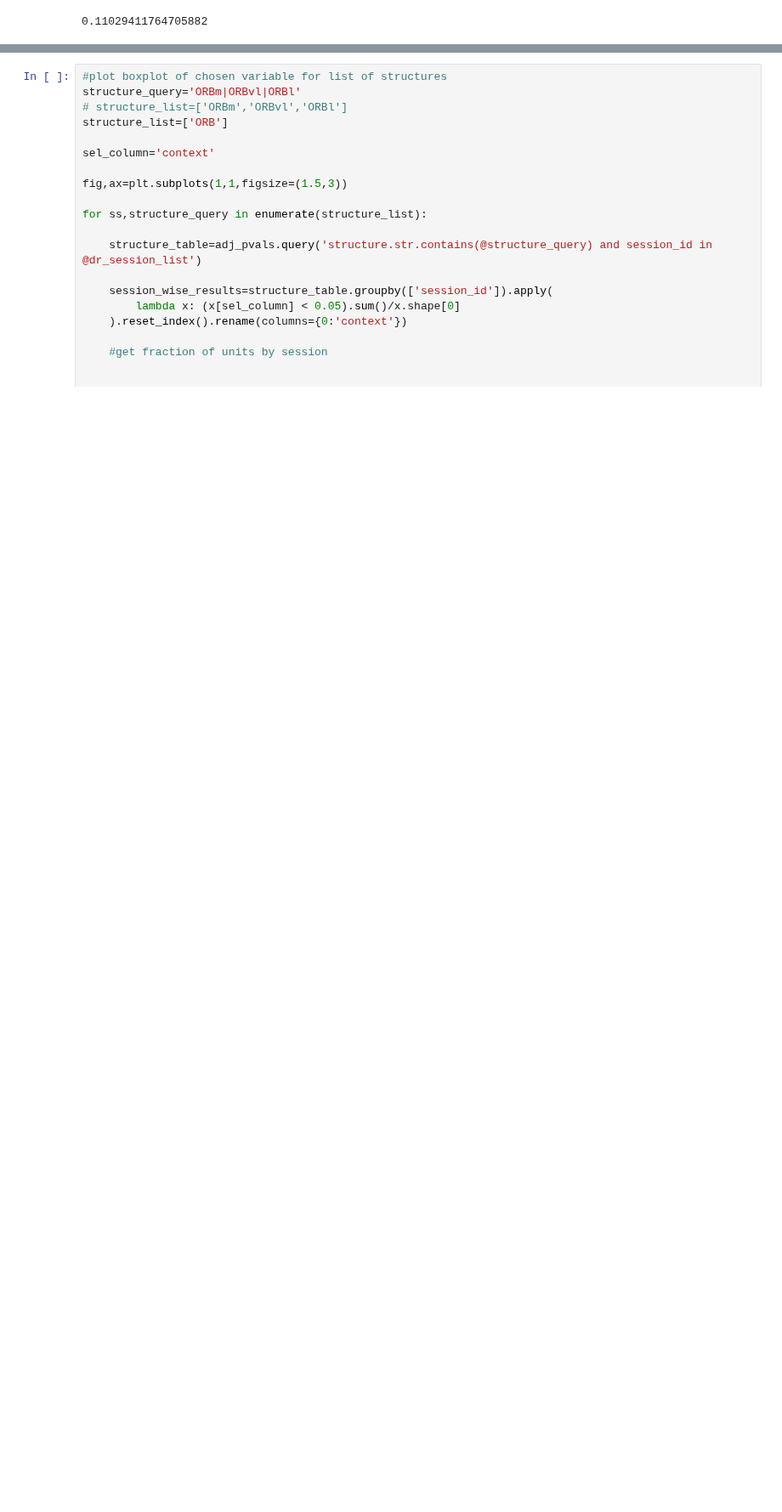
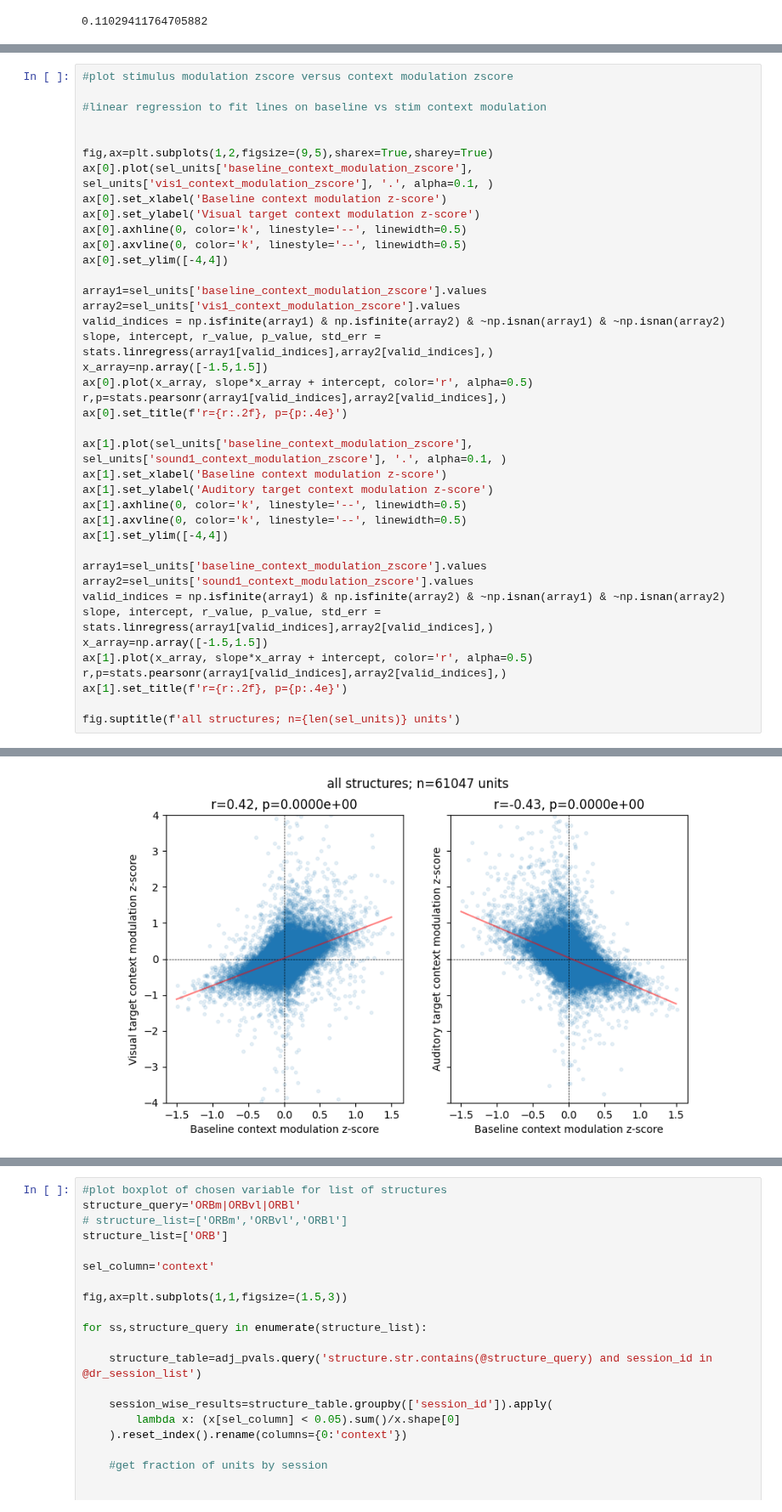
Before and after one commit to AllenInstitute/dynamic_routing_analysis, a Jupyter notebook: notebooks/single_unit_metrics_analysis.ipynb, the cells around one changed output, grey strips where cells are left out. Shown at 85% size. Drawn from its saved outputs; the diff is of its cells as text; blank space fills up the shorter version.

```diff
--- a/notebooks/single_unit_metrics_analysis.ipynb
+++ b/notebooks/single_unit_metrics_analysis.ipynb
@@ -164,0 +203,41 @@ fig.tight_layout()
+# %%
+#plot stimulus modulation zscore versus context modulation zscore
+
+#linear regression to fit lines on baseline vs stim context modulation
+
+
+fig,ax=plt.subplots(1,2,figsize=(9,5),sharex=True,sharey=True)
+ax[0].plot(sel_units['baseline_context_modulation_zscore'], sel_units['vis1_context_modulation_zscore'], '.', alpha=0.1, )
+ax[0].set_xlabel('Baseline context modulation z-score')
+ax[0].set_ylabel('Visual target context modulation z-score')
+ax[0].axhline(0, color='k', linestyle='--', linewidth=0.5)
+ax[0].axvline(0, color='k', linestyle='--', linewidth=0.5)
+ax[0].set_ylim([-4,4])
+
+array1=sel_units['baseline_context_modulation_zscore'].values
+array2=sel_units['vis1_context_modulation_zscore'].values
+valid_indices = np.isfinite(array1) & np.isfinite(array2) & ~np.isnan(array1) & ~np.isnan(array2)
+slope, intercept, r_value, p_value, std_err = stats.linregress(array1[valid_indices],array2[valid_indices],)
+x_array=np.array([-1.5,1.5])
+ax[0].plot(x_array, slope*x_array + intercept, color='r', alpha=0.5)
+r,p=stats.pearsonr(array1[valid_indices],array2[valid_indices],)
+ax[0].set_title(f'r={r:.2f}, p={p:.4e}')
+
+ax[1].plot(sel_units['baseline_context_modulation_zscore'], sel_units['sound1_context_modulation_zscore'], '.', alpha=0.1, )
+ax[1].set_xlabel('Baseline context modulation z-score')
+ax[1].set_ylabel('Auditory target context modulation z-score')
+ax[1].axhline(0, color='k', linestyle='--', linewidth=0.5)
+ax[1].axvline(0, color='k', linestyle='--', linewidth=0.5)
+ax[1].set_ylim([-4,4])
+
+array1=sel_units['baseline_context_modulation_zscore'].values
+array2=sel_units['sound1_context_modulation_zscore'].values
+valid_indices = np.isfinite(array1) & np.isfinite(array2) & ~np.isnan(array1) & ~np.isnan(array2)
+slope, intercept, r_value, p_value, std_err = stats.linregress(array1[valid_indices],array2[valid_indices],)
+x_array=np.array([-1.5,1.5])
+ax[1].plot(x_array, slope*x_array + intercept, color='r', alpha=0.5)
+r,p=stats.pearsonr(array1[valid_indices],array2[valid_indices],)
+ax[1].set_title(f'r={r:.2f}, p={p:.4e}')
+
+fig.suptitle(f'all structures; n={len(sel_units)} units')
+# %% [output]
@@ -164,0 +245 @@ fig.tight_layout()
+[figure, added]
```
Also changed, not shown: parts of 10 cells of this notebook, 4 other files.
